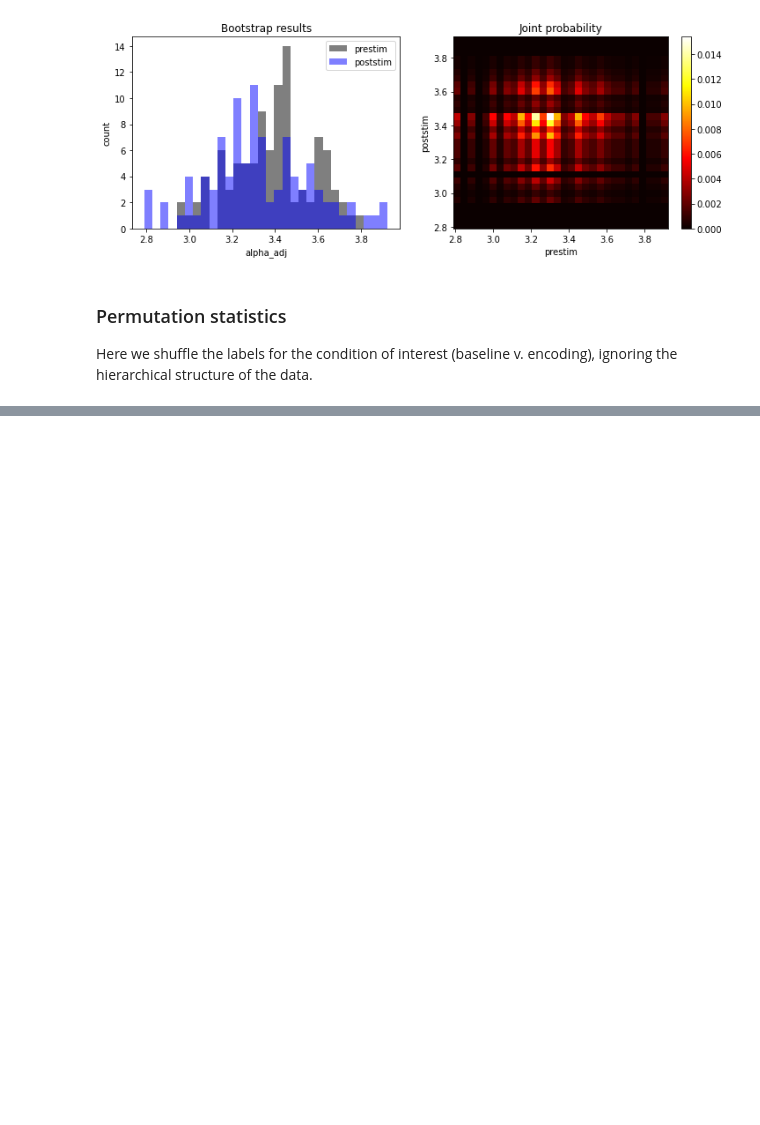
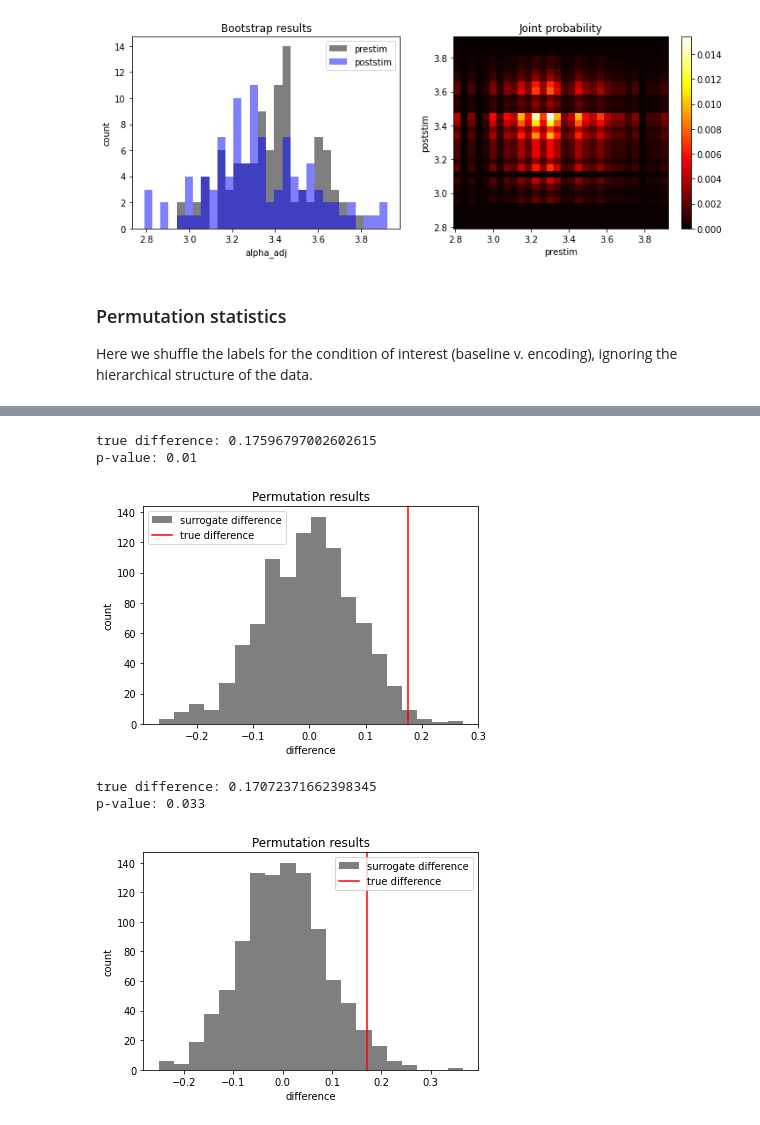
Before and after one commit to voytekresearch/oscillation_vs_exponent, a Jupyter notebook: notebooks/hierarchical_bootstrap.ipynb, the cells around one changed output, grey strips where cells are left out. Drawn from its saved outputs; the diff is of its cells as text; code cells hidden in the pictures; blank space fills up the shorter version.

```diff
--- a/notebooks/hierarchical_bootstrap.ipynb
+++ b/notebooks/hierarchical_bootstrap.ipynb
@@ -419,0 +415,11 @@ p-value: 0.018
+# %%
+# run permutation test
+p_value, diff, distribution = run_permutation_test(df_w, variable='adj', condition='epoch', n_iterations=1000)
+p_value, diff, distribution = run_permutation_test(df_f, variable='adj', condition='epoch', n_iterations=1000)
+# %% [output]
+true difference: 0.17596797002602615
+p-value: 0.01
+[figure, added]
+true difference: 0.17072371662398345
+p-value: 0.033
+[figure, added]
```
Also changed, not shown: parts of 3 cells of this notebook.
